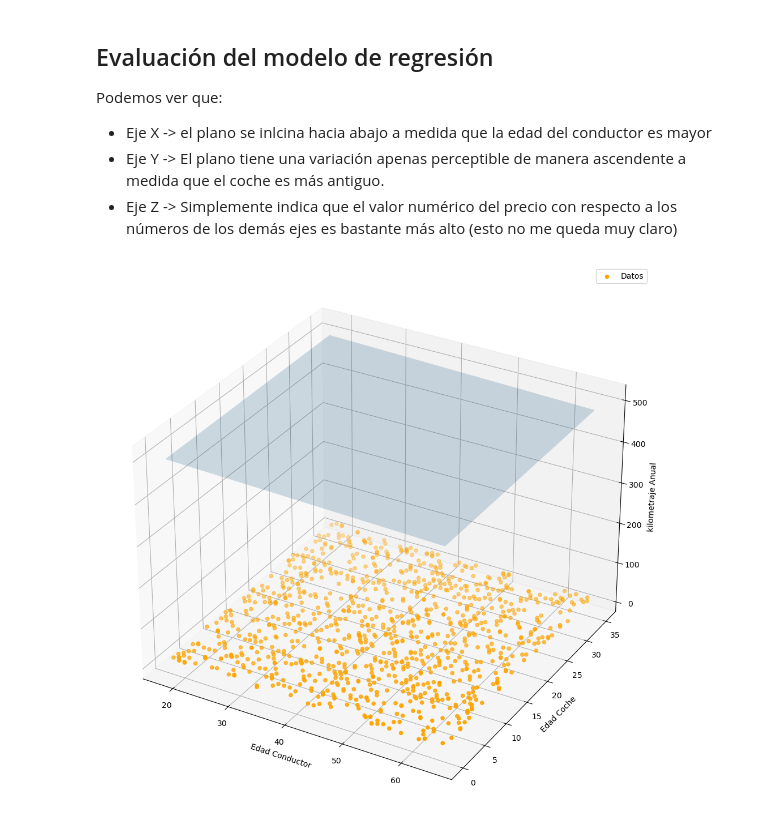
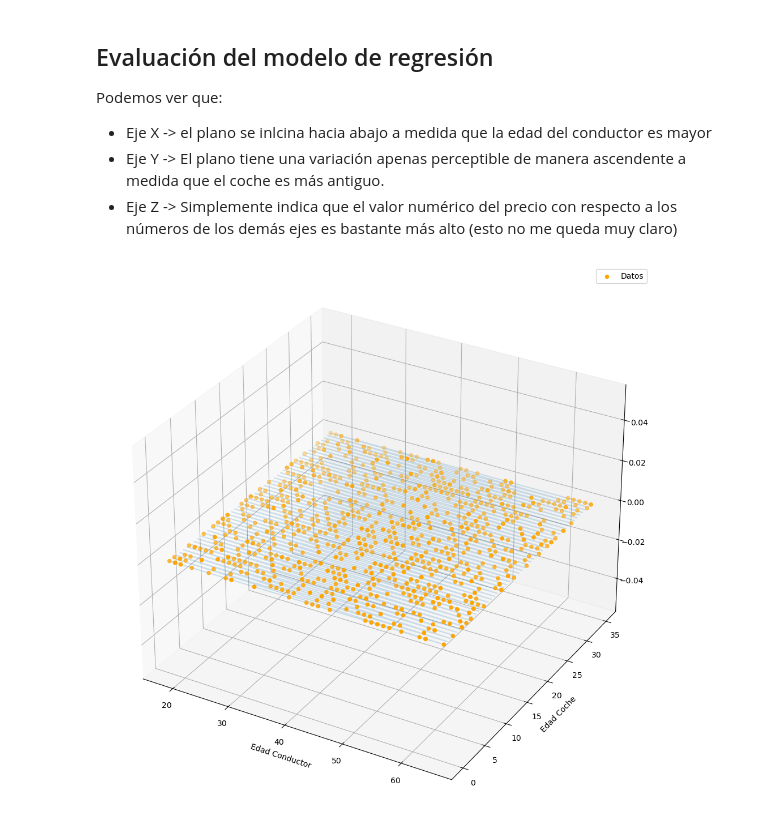
Before and after one commit to PeponeDLG/python_curso, a Jupyter notebook: Analisis/Bloque 4/Practica4.2/practica4.2.ipynb, the cells around one changed output. Cells and saved outputs as stored; diff of their text form; code cells hidden in the pictures.

```diff
--- a/Analisis/Bloque 4/Practica4.2/practica4.2.ipynb
+++ b/Analisis/Bloque 4/Practica4.2/practica4.2.ipynb
@@ -250,28 +250,30 @@ Podemos ver que:
 # %%
 x = data_num[["Edad_conductor","Edad_coche","Kilometraje_anual"]]
 y = data_num["Seguro_Premium"]
 
 regresion = linear_model.LinearRegression()
 regresion.fit(x, y)
 
 tam_rango = np.linspace(x1.min(), x1.max(), 50)
 dist_rango = np.linspace(y1.min(), y1.max(), 50)
 x_plano, y_plano = np.meshgrid(tam_rango, dist_rango)
 
-z_plano = regresion.intercept_ + regresion.coef_[0]*x_plano + regresion.coef_[1]*y_plano
+z_plano = regresion.intercept_ + regresion.coef_[0]*x_plano # + regresion.coef_[1]*y_plano
 
 fig2 = plt.figure(figsize=(10, 10))
 ax2 = fig2.add_subplot(111, projection="3d")
 
-scatter = ax2.scatter(x1, y1, z1, c="orange", label="Datos")
-ax2.plot_surface(x_plano, y_plano, z_plano, alpha=0.2)
+# scatter = ax2.scatter(x1, y1, z1, c="orange", label="Datos")
+scatter = ax2.scatter(x1, y1, c="orange", label="Datos")
+# ax2.plot_surface(x_plano, y_plano, z_plano, alpha=0.2)
+ax2.plot(x_plano, y_plano, alpha=0.2)
 
 ax2.set_xlabel("Edad Conductor")
 ax2.set_ylabel("Edad Coche")
-ax2.set_zlabel("kilometraje Anual")
+# ax2.set_zlabel("kilometraje Anual")
 
 plt.legend()
 plt.tight_layout()
 plt.show()
 # %% [output]
-[figure, old version]
+[figure, new version]
```
Also changed, not shown: parts of 1 cell of this notebook, 4 other files.
